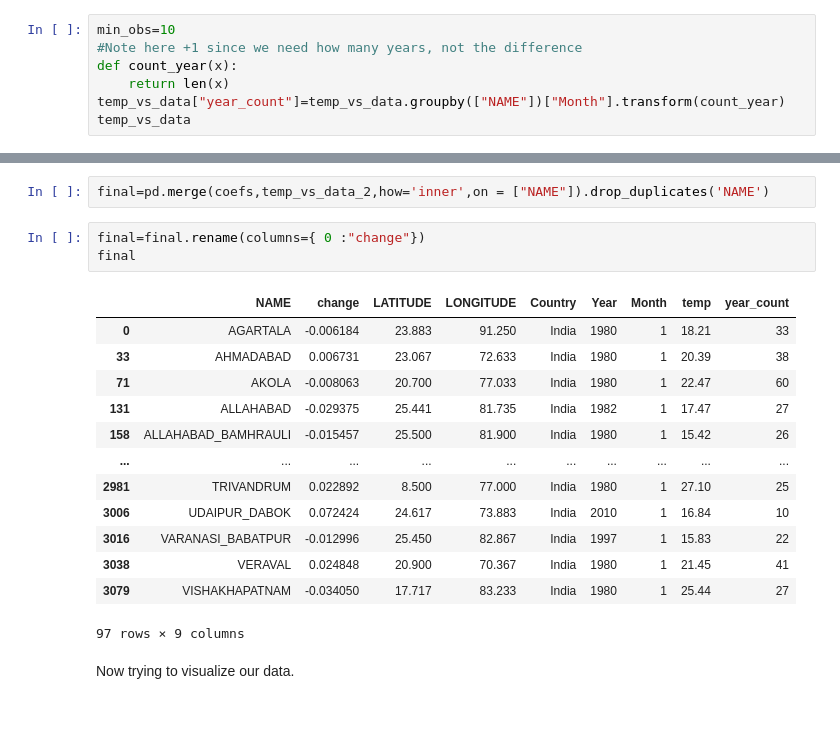
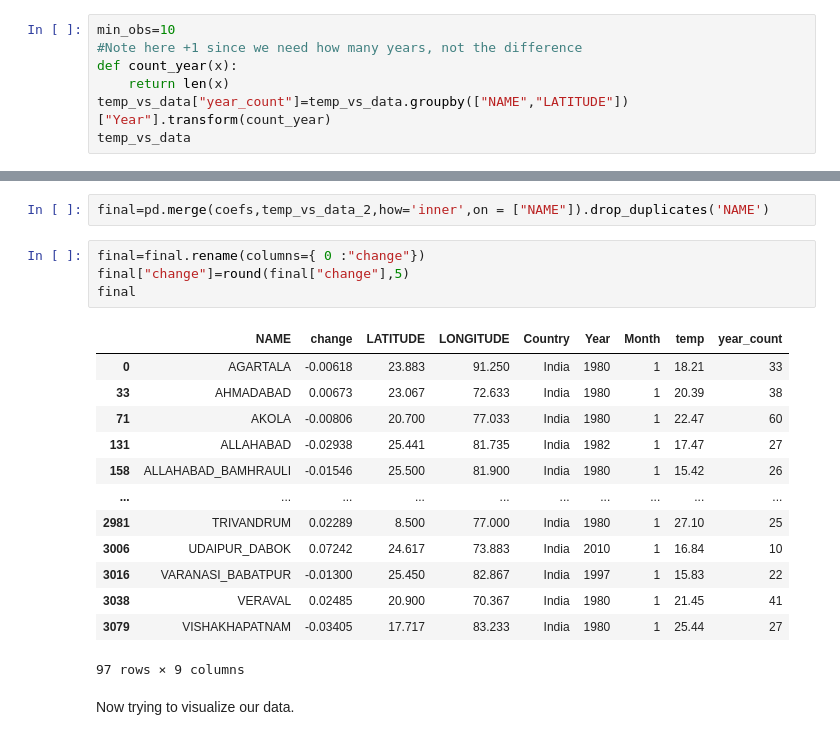
Before and after one commit to libbyrencc/post, a Jupyter notebook: post2.ipynb, the cells around one changed output, grey strips where cells are left out. Saved outputs shown, nothing was run; the diff lists cells and outputs as text.

```diff
--- a/post2.ipynb
+++ b/post2.ipynb
@@ -366,7 +366,7 @@ min_obs=10
 #Note here +1 since we need how many years, not the difference
 def count_year(x):
     return len(x)
-temp_vs_data["year_count"]=temp_vs_data.groupby(["NAME"])["Month"].transform(count_year)
+temp_vs_data["year_count"]=temp_vs_data.groupby(["NAME","LATITUDE"])["Year"].transform(count_year)
 temp_vs_data
 # %% [output]
 |  | NAME | LATITUDE | LONGITUDE | Country | Year | Month | temp | year_count |
@@ -439,20 +439,21 @@ Note here we lose LATITUDE and LONGITUDE, and we can use merge to restore them
 final=pd.merge(coefs,temp_vs_data_2,how='inner',on = ["NAME"]).drop_duplicates('NAME')
 # %%
 final=final.rename(columns={ 0 :"change"})
+final["change"]=round(final["change"],5)
 final
 # %% [output]
 |  | NAME | change | LATITUDE | LONGITUDE | Country | Year | Month | temp | year_count |
-| 0 | AGARTALA | -0.006184 | 23.883 | 91.250 | India | 1980 | 1 | 18.21 | 33 |
-| 33 | AHMADABAD | 0.006731 | 23.067 | 72.633 | India | 1980 | 1 | 20.39 | 38 |
-| 71 | AKOLA | -0.008063 | 20.700 | 77.033 | India | 1980 | 1 | 22.47 | 60 |
-| 131 | ALLAHABAD | -0.029375 | 25.441 | 81.735 | India | 1982 | 1 | 17.47 | 27 |
-| 158 | ALLAHABAD_BAMHRAULI | -0.015457 | 25.500 | 81.900 | India | 1980 | 1 | 15.42 | 26 |
+| 0 | AGARTALA | -0.00618 | 23.883 | 91.250 | India | 1980 | 1 | 18.21 | 33 |
+| 33 | AHMADABAD | 0.00673 | 23.067 | 72.633 | India | 1980 | 1 | 20.39 | 38 |
+| 71 | AKOLA | -0.00806 | 20.700 | 77.033 | India | 1980 | 1 | 22.47 | 60 |
+| 131 | ALLAHABAD | -0.02938 | 25.441 | 81.735 | India | 1982 | 1 | 17.47 | 27 |
+| 158 | ALLAHABAD_BAMHRAULI | -0.01546 | 25.500 | 81.900 | India | 1980 | 1 | 15.42 | 26 |
 | ... | ... | ... | ... | ... | ... | ... | ... | ... | ... |
-| 2981 | TRIVANDRUM | 0.022892 | 8.500 | 77.000 | India | 1980 | 1 | 27.10 | 25 |
-| 3006 | UDAIPUR_DABOK | 0.072424 | 24.617 | 73.883 | India | 2010 | 1 | 16.84 | 10 |
-| 3016 | VARANASI_BABATPUR | -0.012996 | 25.450 | 82.867 | India | 1997 | 1 | 15.83 | 22 |
-| 3038 | VERAVAL | 0.024848 | 20.900 | 70.367 | India | 1980 | 1 | 21.45 | 41 |
-| 3079 | VISHAKHAPATNAM | -0.034050 | 17.717 | 83.233 | India | 1980 | 1 | 25.44 | 27 |
+| 2981 | TRIVANDRUM | 0.02289 | 8.500 | 77.000 | India | 1980 | 1 | 27.10 | 25 |
+| 3006 | UDAIPUR_DABOK | 0.07242 | 24.617 | 73.883 | India | 2010 | 1 | 16.84 | 10 |
+| 3016 | VARANASI_BABATPUR | -0.01300 | 25.450 | 82.867 | India | 1997 | 1 | 15.83 | 22 |
+| 3038 | VERAVAL | 0.02485 | 20.900 | 70.367 | India | 1980 | 1 | 21.45 | 41 |
+| 3079 | VISHAKHAPATNAM | -0.03405 | 17.717 | 83.233 | India | 1980 | 1 | 25.44 | 27 |
 97 rows × 9 columns
 # %% [markdown]
 Now trying to visualize our data.
```
Also changed, not shown: parts of 34 cells of this notebook.
